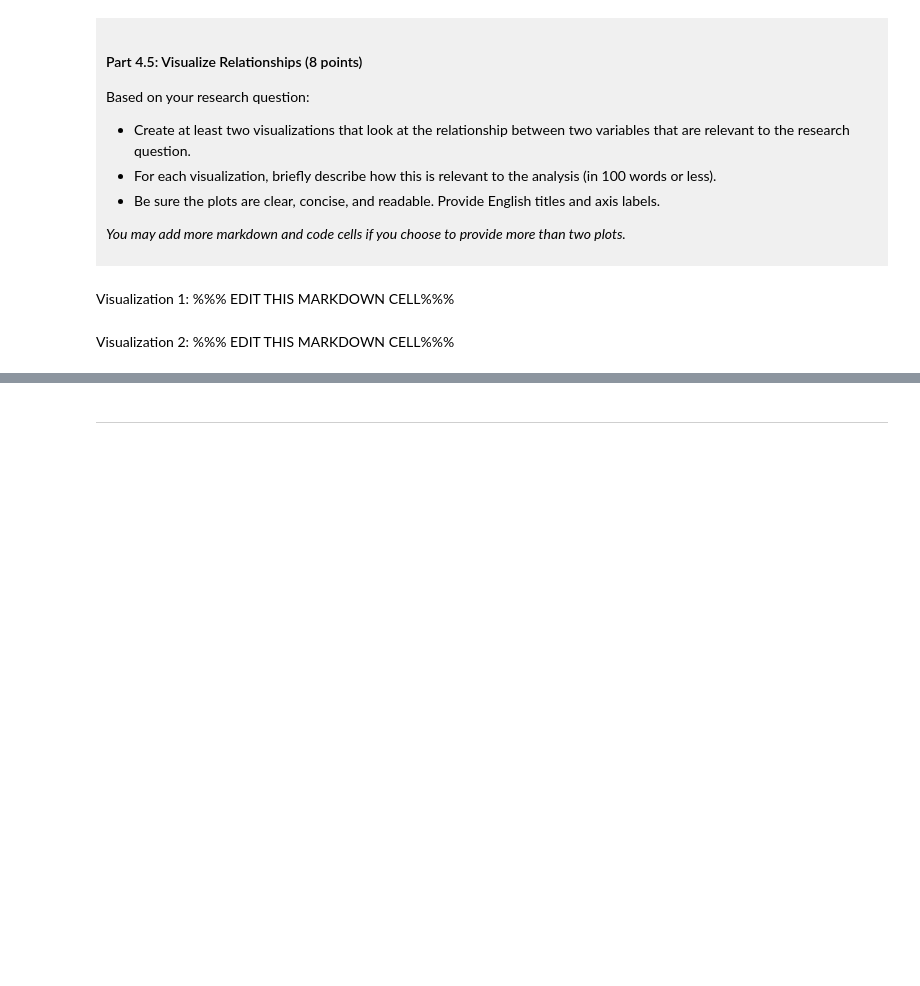
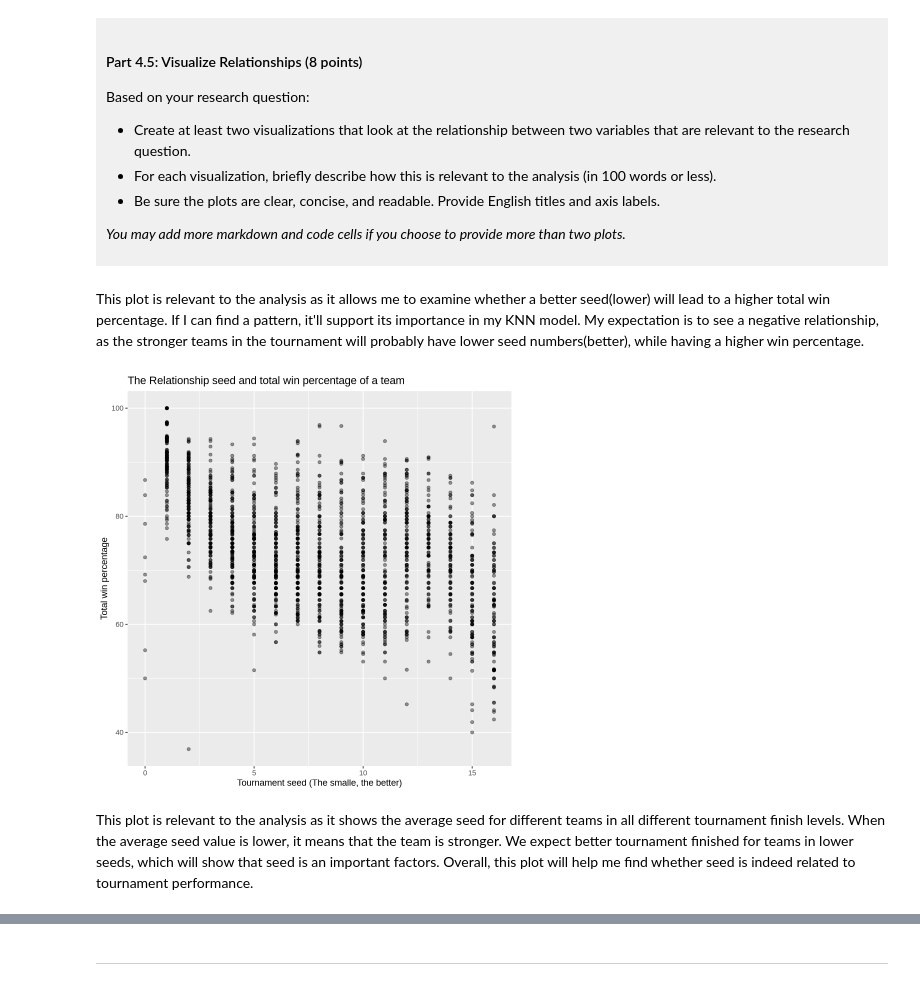
Before and after one commit to baratisadra/Tournament-finish-prediction, a Jupyter notebook: dsci-100-project-notebook.ipynb, the cells around one changed output, grey strips where cells are left out. Cells and saved outputs as stored; diff of their text form; code cells hidden in the pictures; blank space fills up the shorter version.

```diff
--- a/dsci-100-project-notebook.ipynb
+++ b/dsci-100-project-notebook.ipynb
@@ -317,9 +367,17 @@ Based on your research question:
 *You may add more markdown and code cells if you choose to provide more than two plots.*
 </div>
 # %% [markdown]
-Visualization 1: %%% EDIT THIS MARKDOWN CELL%%%
+This plot is relevant to the analysis as it allows me to examine whether a better seed(lower) will lead to a higher total win percentage. If I can find a pattern, it'll support its importance in my KNN model. My expectation is to see a negative relationship, as the stronger teams in the tournament will probably have lower seed numbers(better), while having a higher win percentage.
 # %%
-### EDIT THIS CODE CELL FOR VISUALIZATION 1###
+ggplot(tidy_wmmb, aes(x = seed, y =total_wins_pct)) +
+geom_point(alpha = 0.4) +
+labs(
+title ="The Relationship seed and total win percentage of a team",
+x = "Tournament seed (The smalle, the better)",
+y = "Total win percentage"
+)
+# %% [output]
+[figure, added]
 # %% [markdown]
-Visualization 2: %%% EDIT THIS MARKDOWN CELL%%%
+This plot is relevant to the analysis as it shows the average seed for different teams in all different tournament finish levels. When the average seed value is lower, it means that the team is stronger. We expect better tournament finished for teams in lower seeds, which will show that seed is an important factors. Overall, this plot will help me find whether seed is indeed related to tournament performance.
 # %%
```
Also changed, not shown: parts of 7 cells of this notebook.
